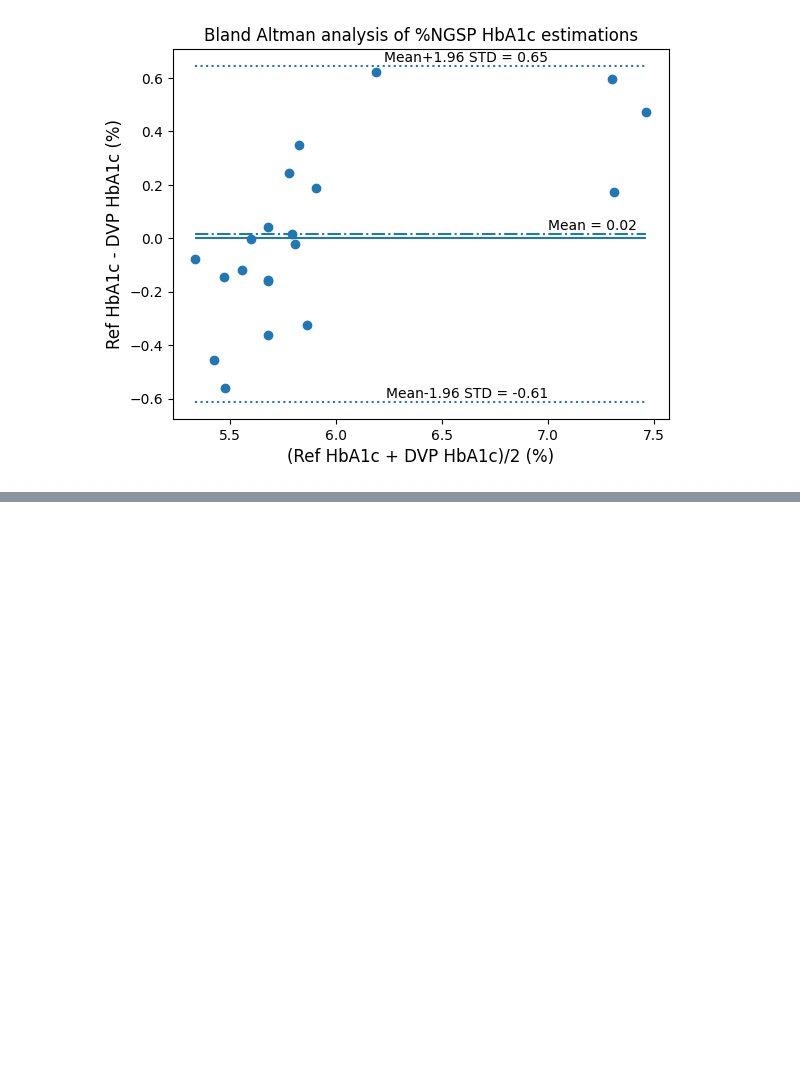
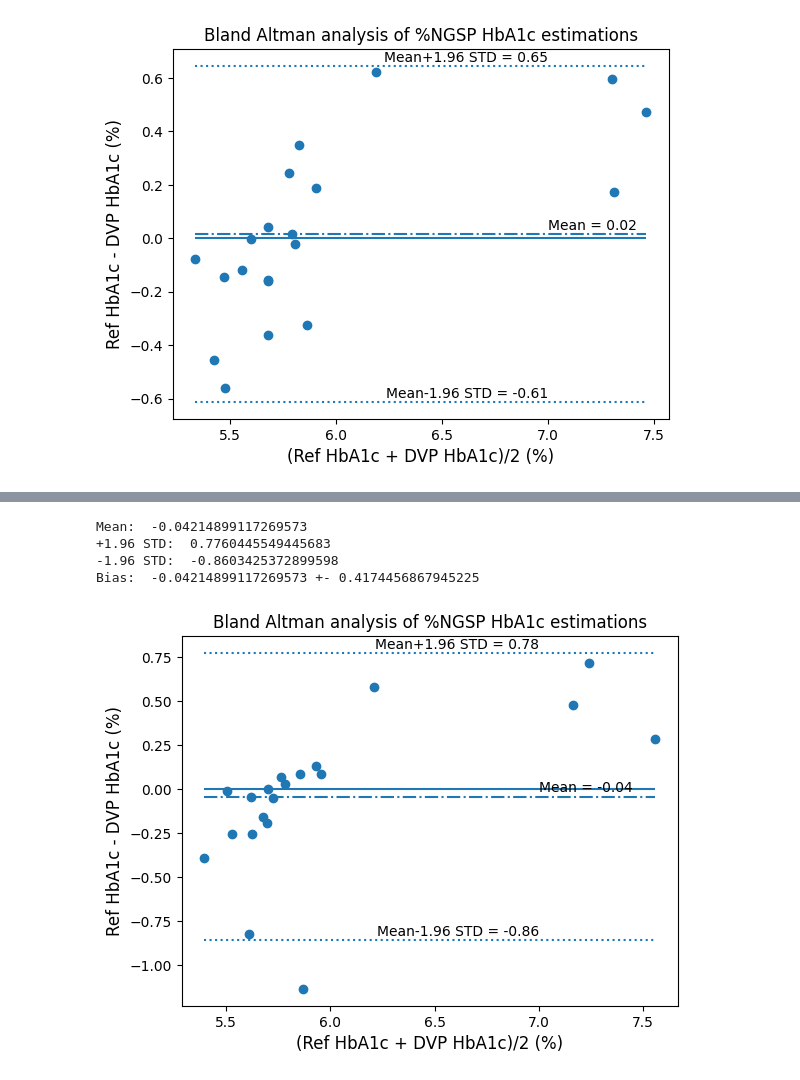
Before and after one commit to shamasatter/Estimating-HbA1c-from-PPG-using-ML, a Jupyter notebook: fig.ipynb, the cells around one changed output, grey strips where cells are left out. Drawn from its saved outputs; the diff is of its cells as text; code cells hidden in the pictures; blank space fills up the shorter version.

```diff
--- a/fig.ipynb
+++ b/fig.ipynb
@@ -249,0 +258,29 @@ lg2=[5.200000000000002,
+# %%
+rf1= [6.024140976884259,
+ 5.509336318144682,
+ 5.7506980051832235,
+ 5.6433650699920275,
+ 5.770096982523651,
+ 5.700477332994795,
+ 5.591991603739389,
+ 6.882594562470776,
+ 5.866297500231186,
+ 6.9225821033338395,
+ 5.732249793545315,
+ 5.811750433056293,
+ 5.911866579757072,
+ 7.413973494638985,
+ 5.654536267199283,
+ 5.759398492997464,
+ 6.436759937394375,
+ 5.7525877216663295,
+ 5.78954408809753,
+ 5.918732559603448]
+# %%
+hBAA( lg2,rf1)
+# %% [output]
+Mean:  -0.04214899117269573
++1.96 STD:  0.7760445549445683
+-1.96 STD:  -0.8603425372899598
+Bias:  -0.04214899117269573 +- 0.4174456867945225
+[figure, added]
```
Also changed, not shown: parts of 1 cell of this notebook.
